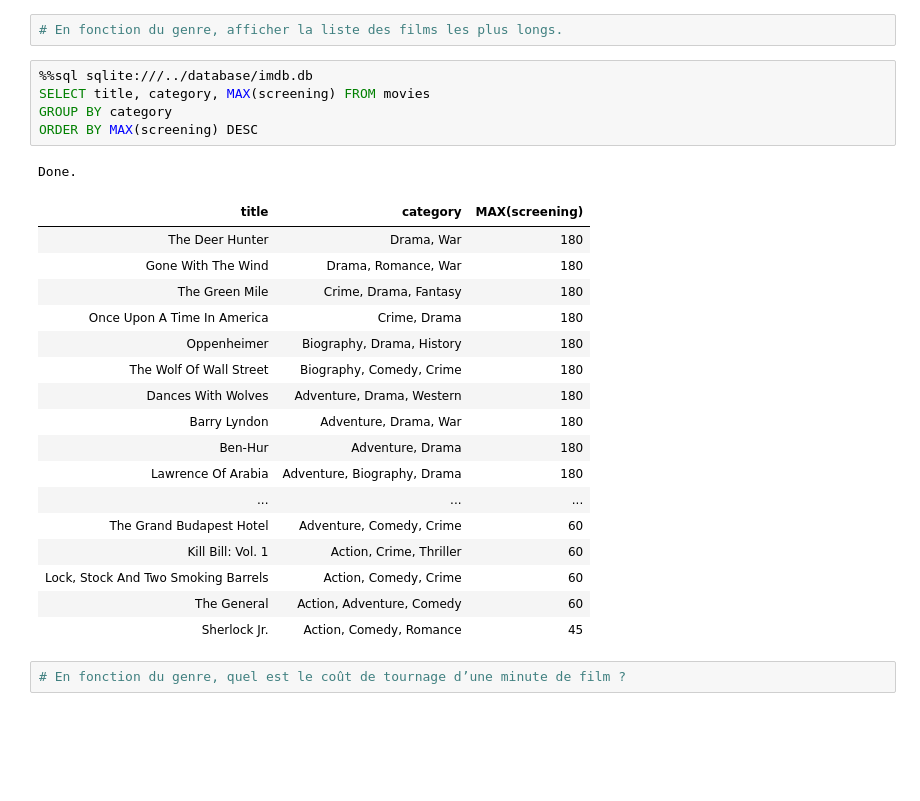
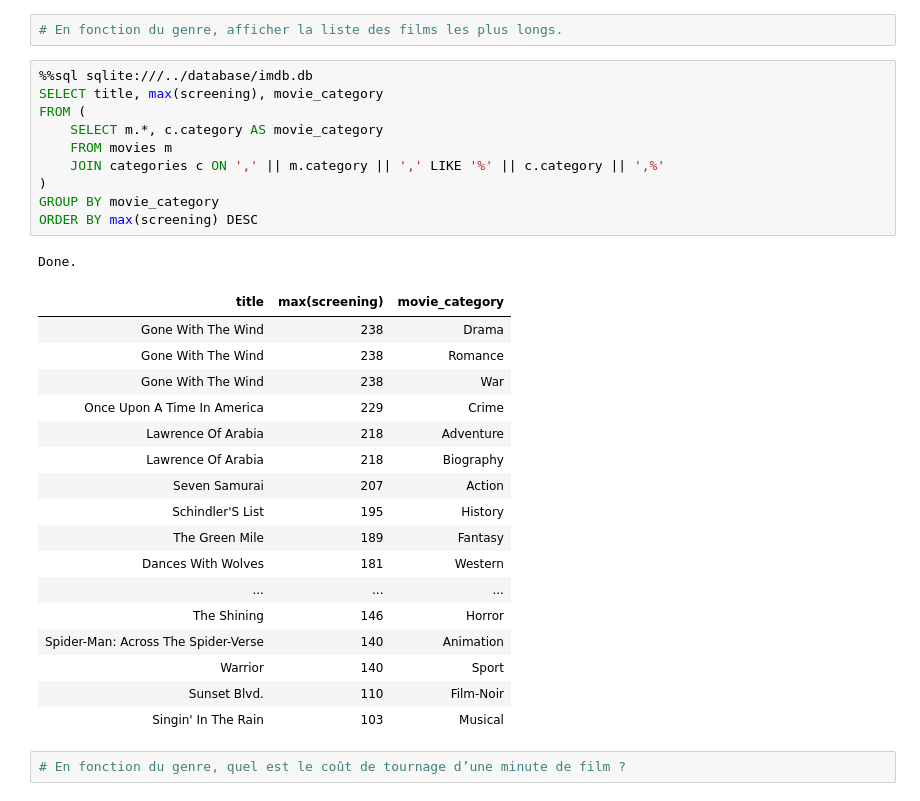
Before and after one commit to t7bo/scraping_movies, a Jupyter notebook: data/sql/requests.ipynb, the cells around one changed output. Cells and saved outputs as stored; diff of their text form; blank space fills up the shorter version.

```diff
--- a/data/sql/requests.ipynb
+++ b/data/sql/requests.ipynb
@@ -143,28 +146,33 @@ Done.
 # En fonction du genre, afficher la liste des films les plus longs.
 # %%
 %%sql sqlite:///../database/imdb.db
-SELECT title, category, MAX(screening) FROM movies
-GROUP BY category
-ORDER BY MAX(screening) DESC
+SELECT title, max(screening), movie_category
+FROM (
+    SELECT m.*, c.category AS movie_category
+    FROM movies m
+    JOIN categories c ON ',' || m.category || ',' LIKE '%' || c.category || ',%'
+)
+GROUP BY movie_category
+ORDER BY max(screening) DESC
 # %% [output]
 Done.
-| title | category | MAX(screening) |
-| The Deer Hunter | Drama, War | 180 |
-| Gone With The Wind | Drama, Romance, War | 180 |
-| The Green Mile | Crime, Drama, Fantasy | 180 |
-| Once Upon A Time In America | Crime, Drama | 180 |
-| Oppenheimer | Biography, Drama, History | 180 |
-| The Wolf Of Wall Street | Biography, Comedy, Crime | 180 |
-| Dances With Wolves | Adventure, Drama, Western | 180 |
-| Barry Lyndon | Adventure, Drama, War | 180 |
-| Ben-Hur | Adventure, Drama | 180 |
-| Lawrence Of Arabia | Adventure, Biography, Drama | 180 |
+| title | max(screening) | movie_category |
+| Gone With The Wind | 238 | Drama |
+| Gone With The Wind | 238 | Romance |
+| Gone With The Wind | 238 | War |
+| Once Upon A Time In America | 229 | Crime |
+| Lawrence Of Arabia | 218 | Adventure |
+| Lawrence Of Arabia | 218 | Biography |
+| Seven Samurai | 207 | Action |
+| Schindler'S List | 195 | History |
+| The Green Mile | 189 | Fantasy |
+| Dances With Wolves | 181 | Western |
 | ... | ... | ... |
-| The Grand Budapest Hotel | Adventure, Comedy, Crime | 60 |
-| Kill Bill: Vol. 1 | Action, Crime, Thriller | 60 |
-| Lock, Stock And Two Smoking Barrels | Action, Comedy, Crime | 60 |
-| The General | Action, Adventure, Comedy | 60 |
-| Sherlock Jr. | Action, Comedy, Romance | 45 |
+| The Shining | 146 | Horror |
+| Spider-Man: Across The Spider-Verse | 140 | Animation |
+| Warrior | 140 | Sport |
+| Sunset Blvd. | 110 | Film-Noir |
+| Singin' In The Rain | 103 | Musical |
 # %%
 # En fonction du genre, quel est le coût de tournage d’une minute de film ?
 # %%
```
Also changed, not shown: parts of 11 cells of this notebook.
